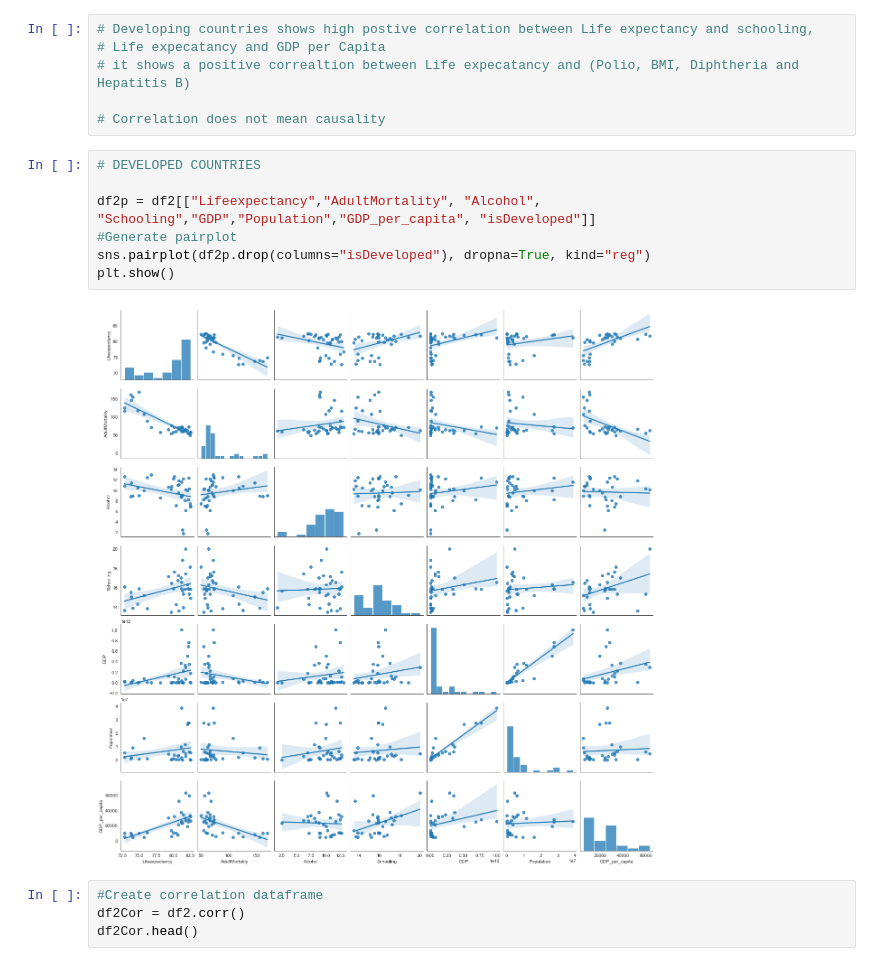
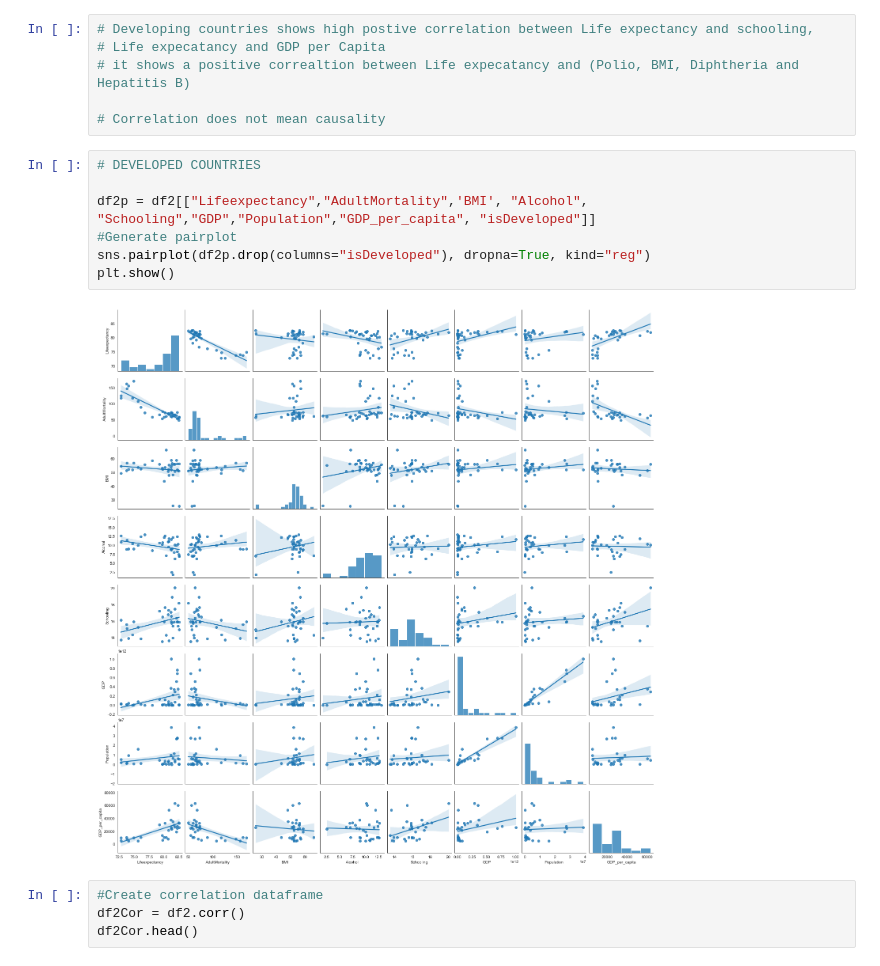
Before and after one commit to fadesere/BSIP_Assignment_2_Students, a Jupyter notebook: stats_asn_2_start.ipynb, the cells around one changed output. Saved outputs shown, nothing was run; the diff lists cells and outputs as text.

```diff
--- a/stats_asn_2_start.ipynb
+++ b/stats_asn_2_start.ipynb
@@ -694,12 +694,12 @@ plt.show()
 # %%
 # DEVELOPED COUNTRIES
 
-df2p = df2[["Lifeexpectancy","AdultMortality", "Alcohol", "Schooling","GDP","Population","GDP_per_capita", "isDeveloped"]]
+df2p = df2[["Lifeexpectancy","AdultMortality",'BMI', "Alcohol", "Schooling","GDP","Population","GDP_per_capita", "isDeveloped"]]
 #Generate pairplot
 sns.pairplot(df2p.drop(columns="isDeveloped"), dropna=True, kind="reg")
 plt.show()
 # %% [output]
-[figure, old version]
+[figure, new version]
 # %%
 #Create correlation dataframe
 df2Cor = df2.corr()
```
Also changed, not shown: parts of 10 cells of this notebook.
